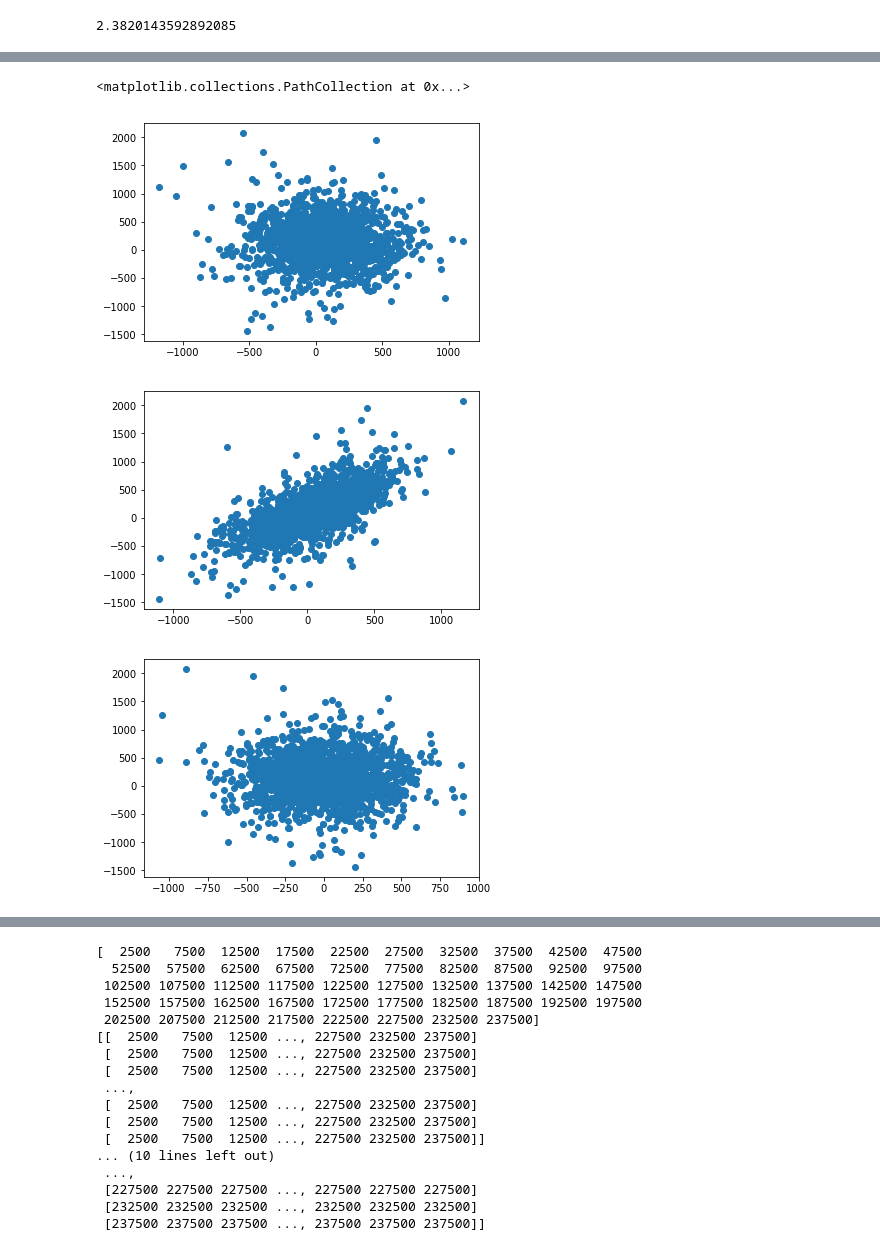
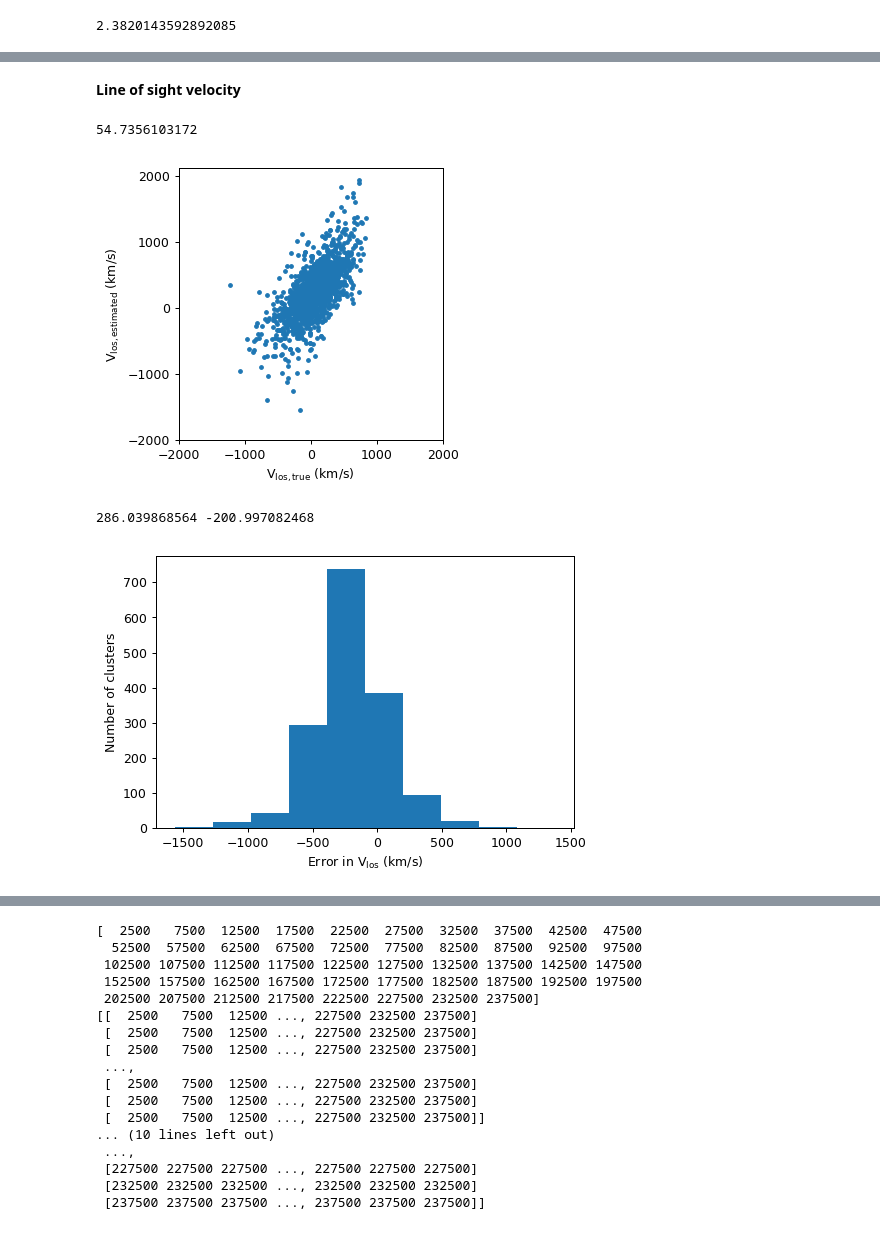
Before and after one commit to awaismirza92/velocity-reconstruction-and-kinetic-SZ, a Jupyter notebook: codes/velocity-reconstruction-orig-sim-box.ipynb, the cells around one changed output, grey strips where cells are left out. Saved outputs shown, nothing was run; the diff lists cells and outputs as text; code cells hidden in the pictures.

Commit message:
los velocity calculated

```diff
--- a/codes/velocity-reconstruction-orig-sim-box.ipynb
+++ b/codes/velocity-reconstruction-orig-sim-box.ipynb
@@ -207,14 +200,37 @@ array([[-117500., -117500., -117500., ..., -117500., -117500., -117500.],
-# %%
-# print(vx_true_list)
-plt.scatter(vx_true_list, vx_est_list)
-
-plt.figure()
-plt.scatter(df_clusters['vy[km/s]'], vx_est_list)
-
-plt.figure()
-plt.scatter(df_clusters['vz[km/s]'], vx_est_list)
-# %% [output]
-<matplotlib.collections.PathCollection at 0x...>
-[figure, removed]
-[figure, removed]
-[figure, removed]
+# %% [markdown]
+**Line of sight velocity**
+# %%
+#line of sight assumed to along main diagonal(from '0,0,0' -> '650,650,650') of the simulation cube
+
+theta = np.arccos(1/np.sqrt(1+1+1))
+print(theta*(180/np.pi))
+
+vx_est_array = np.array(vx_est_list)
+vy_est_array = np.array(vy_est_list)
+vz_est_array = np.array(vz_est_list)
+
+v_los_est = (vx_est_array * np.cos(theta)) + (vy_est_array * np.cos(theta)) + (vz_est_array * np.cos(theta))
+v_los_true = (df_clusters['vx[km/s]'] * np.cos(theta)) + (df_clusters['vy[km/s]'] * np.cos(theta)) + (df_clusters['vz[km/s]'] * np.cos(theta))
+
+plt.figure(dpi = dpi)
+plt.scatter(v_los_true, v_los_est, s = 8)
+plt.xlabel('V$_\mathrm{los, true}$ (km/s)')
+plt.ylabel('V$_\mathrm{los, estimated}$ (km/s)')
+plt.gca().set_xticks(range(-2000, 2001, 1000))
+plt.gca().set_yticks(range(-2000, 2001, 1000))
+plt.gca().set_aspect('equal', adjustable='box')
+# %% [output]
+54.7356103172
+[figure, added]
+# %%
+error_v_los = v_los_true - v_los_est
+
+plt.figure(dpi = dpi)
+plt.hist(error_v_los)
+plt.xlabel('Error in V$_{\mathrm{los}}$ (km/s)')
+plt.ylabel('Number of clusters')
+
+print(np.std(error_v_los), np.mean(error_v_los))
+# %% [output]
+286.039868564 -200.997082468
+[figure, added]
```
Also changed, not shown: parts of 17 cells of this notebook.
